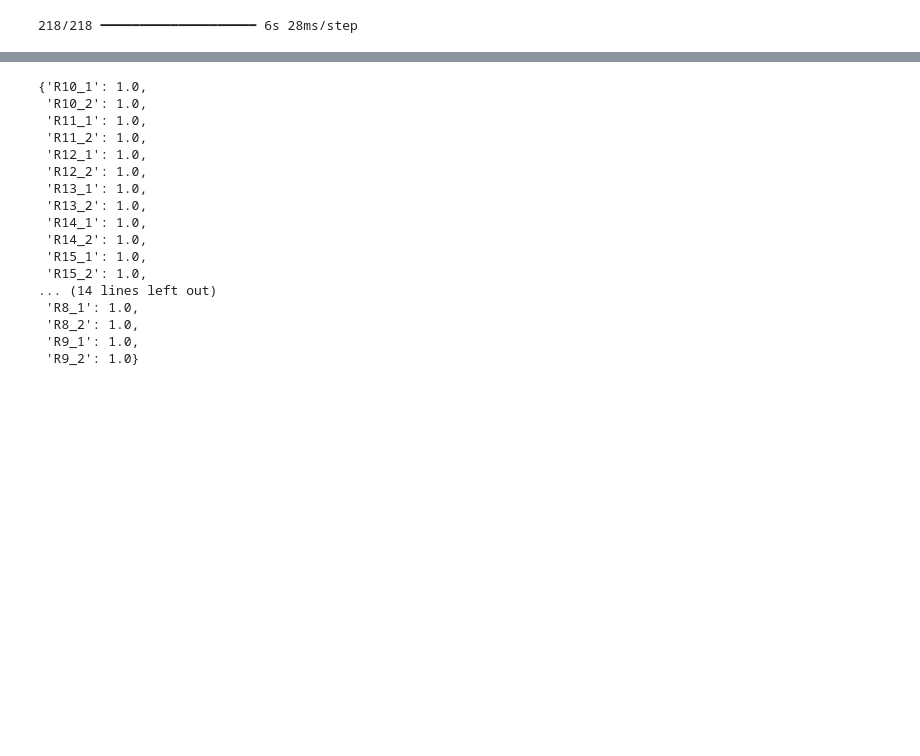
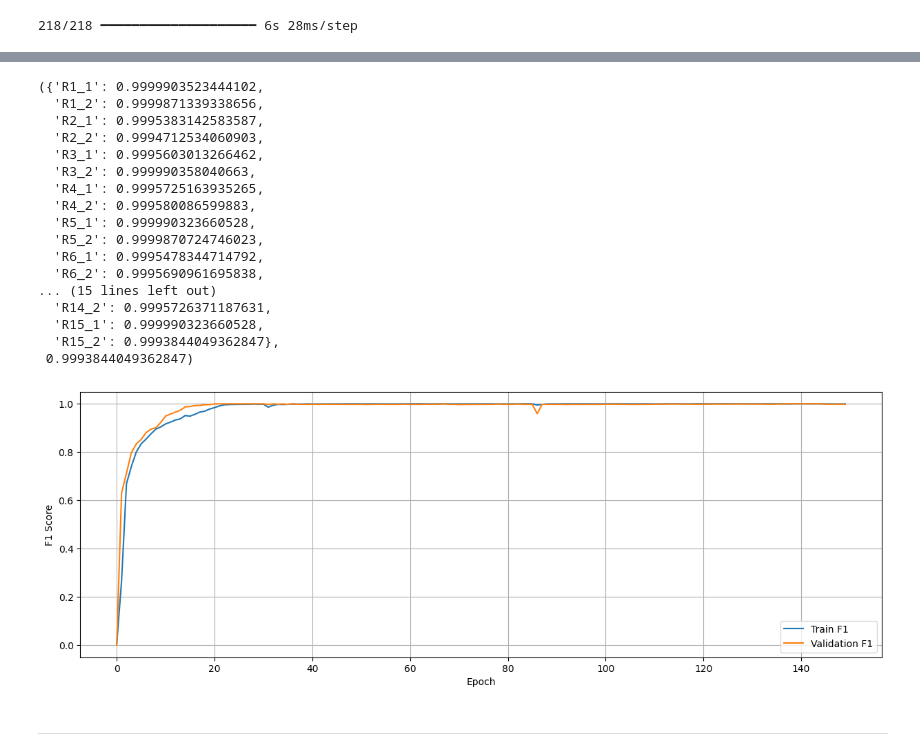
Before and after one commit to Astal2307/PracticeROSAtom, a Jupyter notebook: data_analyze.ipynb, the cells around one changed output, grey strips where cells are left out. Cells and saved outputs as stored; diff of their text form; code cells hidden in the pictures; blank space fills up the shorter version.

```diff
--- a/data_analyze.ipynb
+++ b/data_analyze.ipynb
@@ -980,5 +1240,5 @@ y shape: (6962, 64, 30)
 # %%
-X_tf_train, X_tf_test, y_tf_train, y_tf_test = train_test_split(X_tf, y_tf, test_size=0.3, random_state=42)
+X_tf_train, X_tf_test, y_tf_train, y_tf_test = train_test_split(X_tf, y_tf, test_size=0.3, shuffle=False)
 # %%
 X_tf_train.shape, X_tf_test.shape
 # %% [output]
@@ -997,6 +1257,6 @@ model_tf_corr.add(Dense(30, activation='sigmoid'))
 # %%
 model_tf_corr.compile(optimizer=Adam(learning_rate=0.005), loss='binary_crossentropy', metrics=[F1Score()])
 # %%
-model_tf_corr.fit(X_tf_train, y_tf_train, epochs=150, validation_data=(X_tf_test, y_tf_test))
+history = model_tf_corr.fit(X_tf_train, y_tf_train, epochs=150, validation_data=(X_tf_test, y_tf_test))
 # %% [output]
 Epoch 1/150
@@ -1080,20 +1333,33 @@ train_preds = model_tf_corr.predict(X_tf_train)
 # %%
-calculate_f1_per_target(y_tf_train, train_preds, target_columns)
+calculate_f1_per_target_lstm(y_tf_train, train_preds)
 # %% [output]
-{'R10_1': 1.0,
- 'R10_2': 1.0,
- 'R11_1': 1.0,
- 'R11_2': 1.0,
- 'R12_1': 1.0,
- 'R12_2': 1.0,
- 'R13_1': 1.0,
- 'R13_2': 1.0,
- 'R14_1': 1.0,
- 'R14_2': 1.0,
- 'R15_1': 1.0,
- 'R15_2': 1.0,
-... (14 lines left out)
- 'R8_1': 1.0,
- 'R8_2': 1.0,
- 'R9_1': 1.0,
- 'R9_2': 1.0}
+({'R1_1': 0.9999903523444102,
+  'R1_2': 0.9999871339338656,
+  'R2_1': 0.9995383142583587,
+  'R2_2': 0.9994712534060903,
+  'R3_1': 0.9995603013266462,
+  'R3_2': 0.999990358040663,
+  'R4_1': 0.9995725163935265,
+  'R4_2': 0.999580086599883,
+  'R5_1': 0.999990323660528,
+  'R5_2': 0.9999870724746023,
+  'R6_1': 0.9995478344714792,
+  'R6_2': 0.9995690961695838,
+... (15 lines left out)
+  'R14_2': 0.9995726371187631,
+  'R15_1': 0.999990323660528,
+  'R15_2': 0.9993844049362847},
+ 0.9993844049362847)
+# %%
+plt.figure(figsize=(15, 5))
+plt.plot(history.history['f1_score'], label='Train F1')
+plt.plot(history.history['val_f1_score'], label='Validation F1')
+plt.xlabel('Epoch')
+plt.ylabel('F1 Score')
+plt.legend()
+plt.grid(True)
+plt.show()
+# %% [output]
+[figure, added]
+# %% [markdown]
+_________________________________
```
Also changed, not shown: parts of 51 cells of this notebook, 3 other files.
